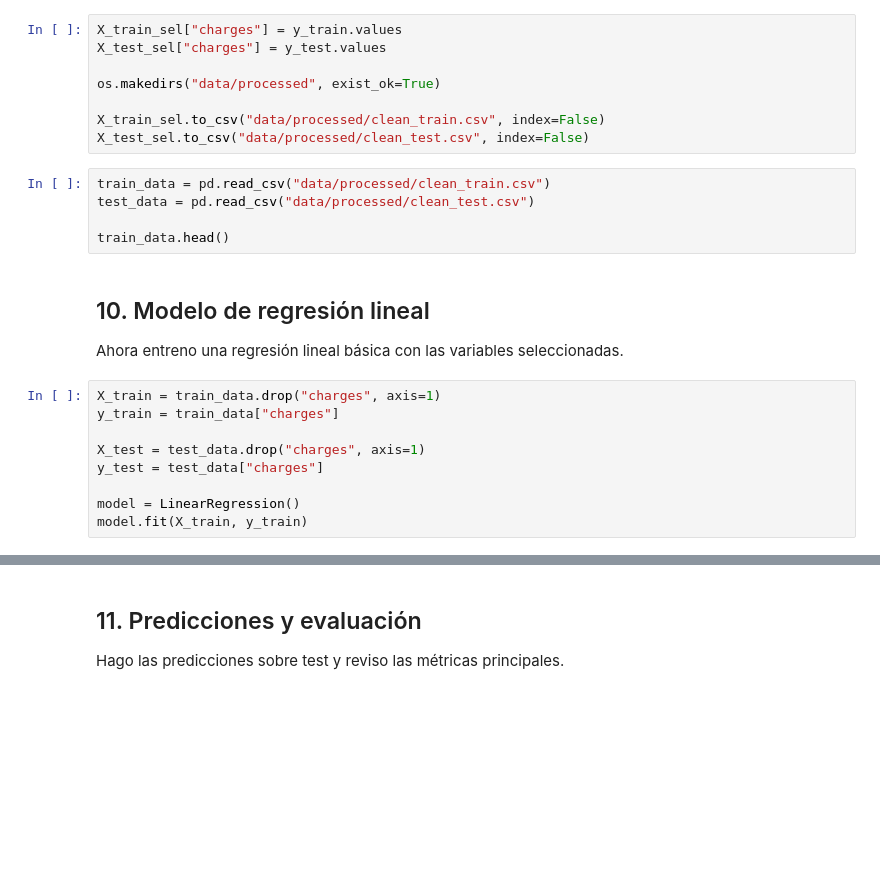
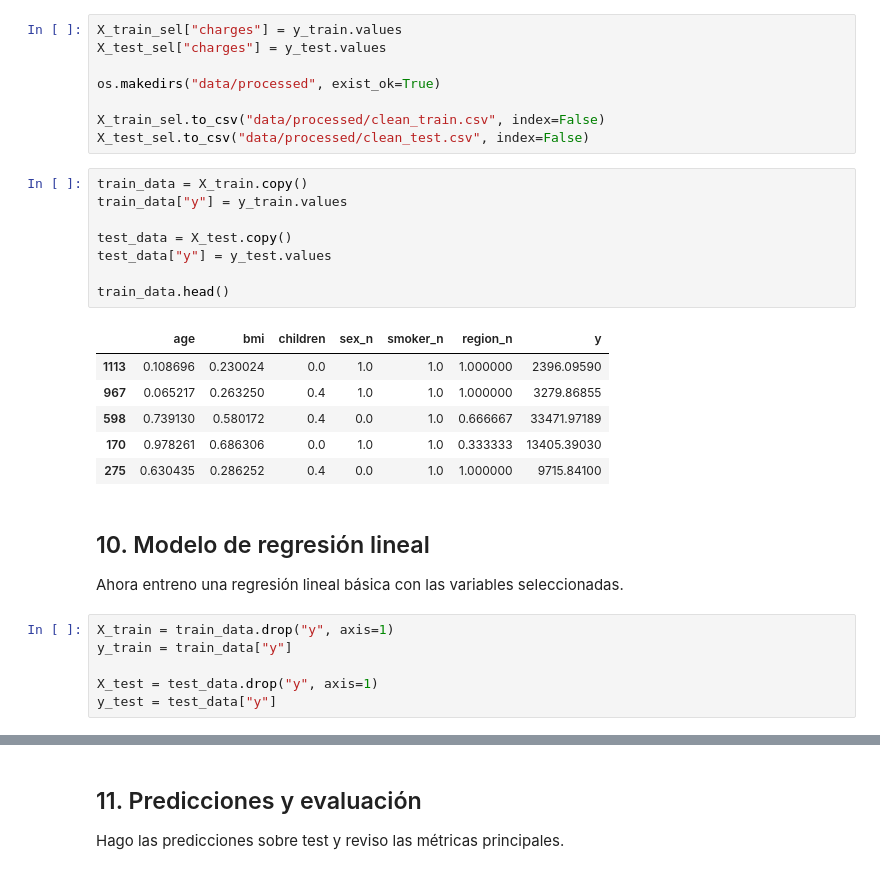
Before and after one commit to 4GeeksAcademy/afernandez-https-github.com-4GeeksAcademy-algorithm-optimization-project-machine-learning, a Jupyter notebook: notebook/02-linear-regression-medical-insurance-cost.ipynb, the cells around one changed output, grey strips where cells are left out. Drawn from its saved outputs; the diff is of its cells as text; blank space fills up the shorter version.

```diff
--- a/notebook/02-linear-regression-medical-insurance-cost.ipynb
+++ b/notebook/02-linear-regression-medical-insurance-cost.ipynb
@@ -187,21 +256,28 @@ os.makedirs("data/processed", exist_ok=True)
 X_train_sel.to_csv("data/processed/clean_train.csv", index=False)
 X_test_sel.to_csv("data/processed/clean_test.csv", index=False)
 # %%
-train_data = pd.read_csv("data/processed/clean_train.csv")
-test_data = pd.read_csv("data/processed/clean_test.csv")
+train_data = X_train.copy()
+train_data["y"] = y_train.values
+
+test_data = X_test.copy()
+test_data["y"] = y_test.values
 
 train_data.head()
+# %% [output]
+|  | age | bmi | children | sex_n | smoker_n | region_n | y |
+| 1113 | 0.108696 | 0.230024 | 0.0 | 1.0 | 1.0 | 1.000000 | 2396.09590 |
+| 967 | 0.065217 | 0.263250 | 0.4 | 1.0 | 1.0 | 1.000000 | 3279.86855 |
+| 598 | 0.739130 | 0.580172 | 0.4 | 0.0 | 1.0 | 0.666667 | 33471.97189 |
+| 170 | 0.978261 | 0.686306 | 0.0 | 1.0 | 1.0 | 0.333333 | 13405.39030 |
+| 275 | 0.630435 | 0.286252 | 0.4 | 0.0 | 1.0 | 1.000000 | 9715.84100 |
 # %% [markdown]
 ## 10. Modelo de regresión lineal
 
 Ahora entreno una regresión lineal básica con las variables seleccionadas.
 # %%
-X_train = train_data.drop("charges", axis=1)
-y_train = train_data["charges"]
+X_train = train_data.drop("y", axis=1)
+y_train = train_data["y"]
 
-X_test = test_data.drop("charges", axis=1)
-y_test = test_data["charges"]
-
-model = LinearRegression()
-model.fit(X_train, y_train)
+X_test = test_data.drop("y", axis=1)
+y_test = test_data["y"]
 # %%
```
Also changed, not shown: parts of 20 cells of this notebook, 4 other files.
